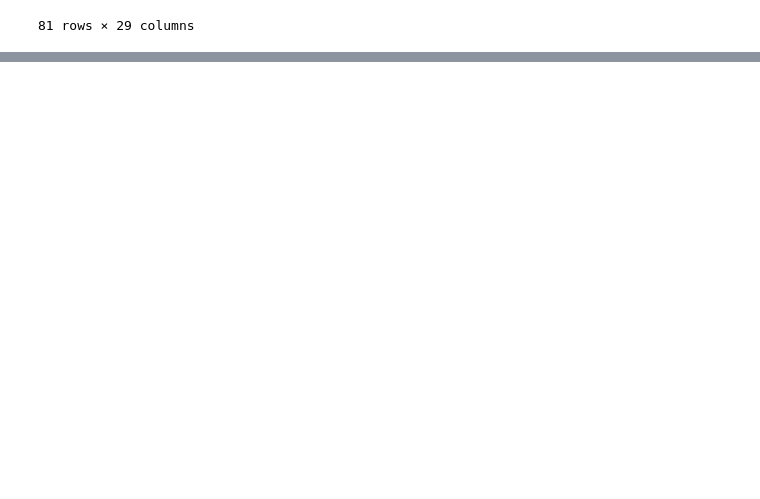
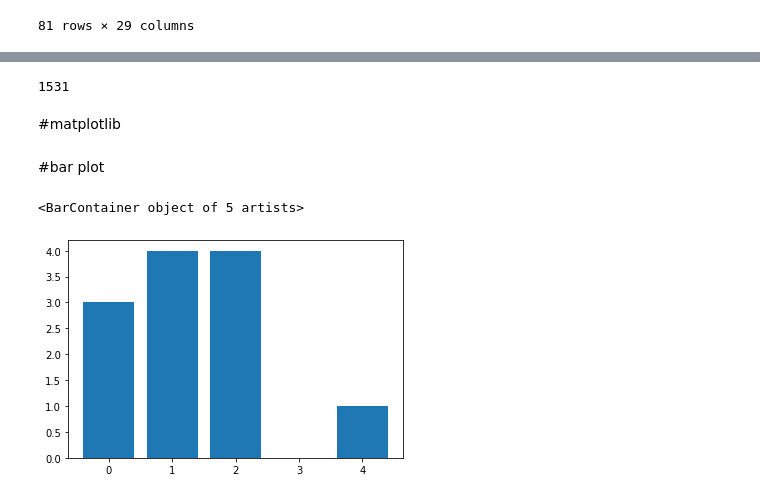
Before and after one commit to coldsober-irene/AIF-machine-learning, a Jupyter notebook: ML1.ipynb, the cells around one changed output, grey strips where cells are left out. Drawn from its saved outputs; the diff is of its cells as text; code cells hidden in the pictures; blank space fills up the shorter version.

```diff
--- a/ML1.ipynb
+++ b/ML1.ipynb
@@ -191,0 +236,7 @@ time_changes
+# %%
+# SPECIFIC POSITION (2,3,6): 15th row, 6th column and position 6 in that column
+time_changes.iloc[15,6]
+# %% [output]
+1531
+# %% [markdown]
+#matplotlib
@@ -191,0 +245,7 @@ time_changes
+# %% [markdown]
+#bar plot
+# %%
+plt.bar(x = [rd.randrange(5)for i in range(5)], height = [rd.randrange(5)for i in range(5)]) # height means the upper limit of bars, while X are the data on x-axis
+# %% [output]
+<BarContainer object of 5 artists>
+[figure, added]
```
Also changed, not shown: parts of 32 cells of this notebook.
